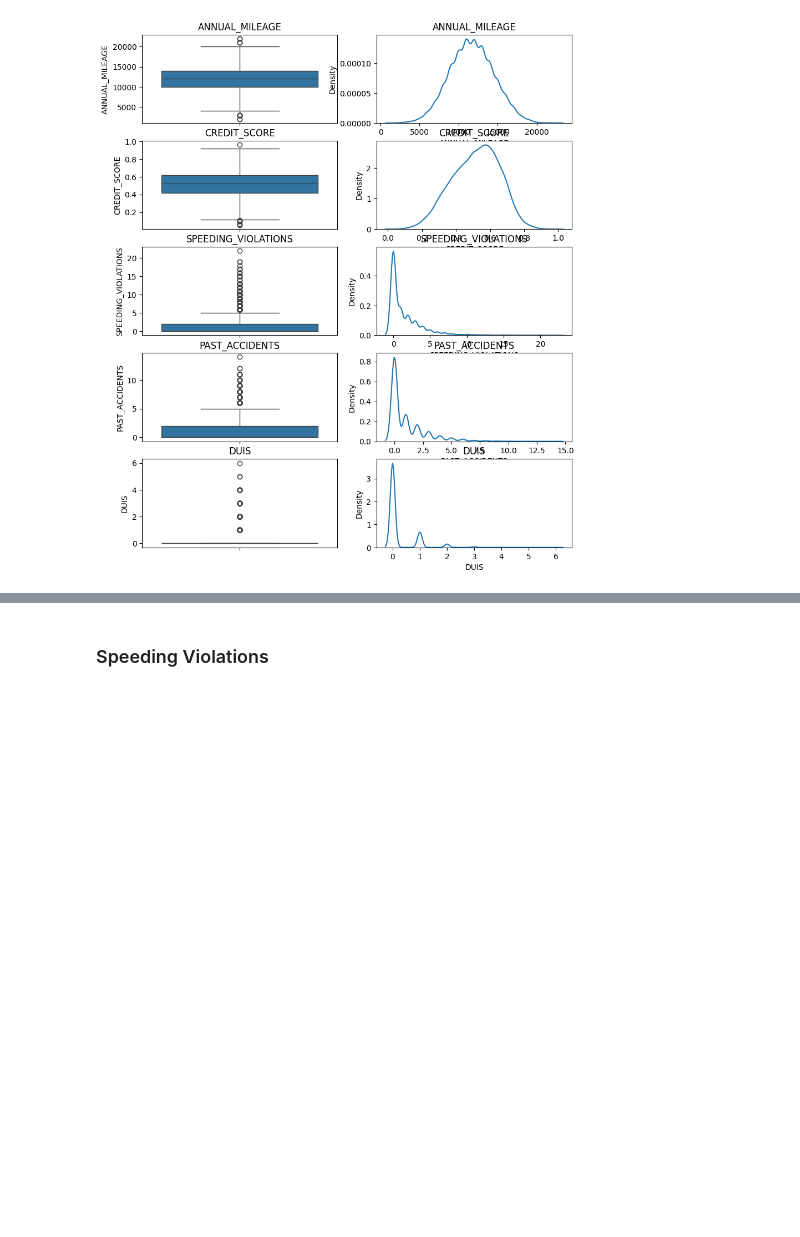
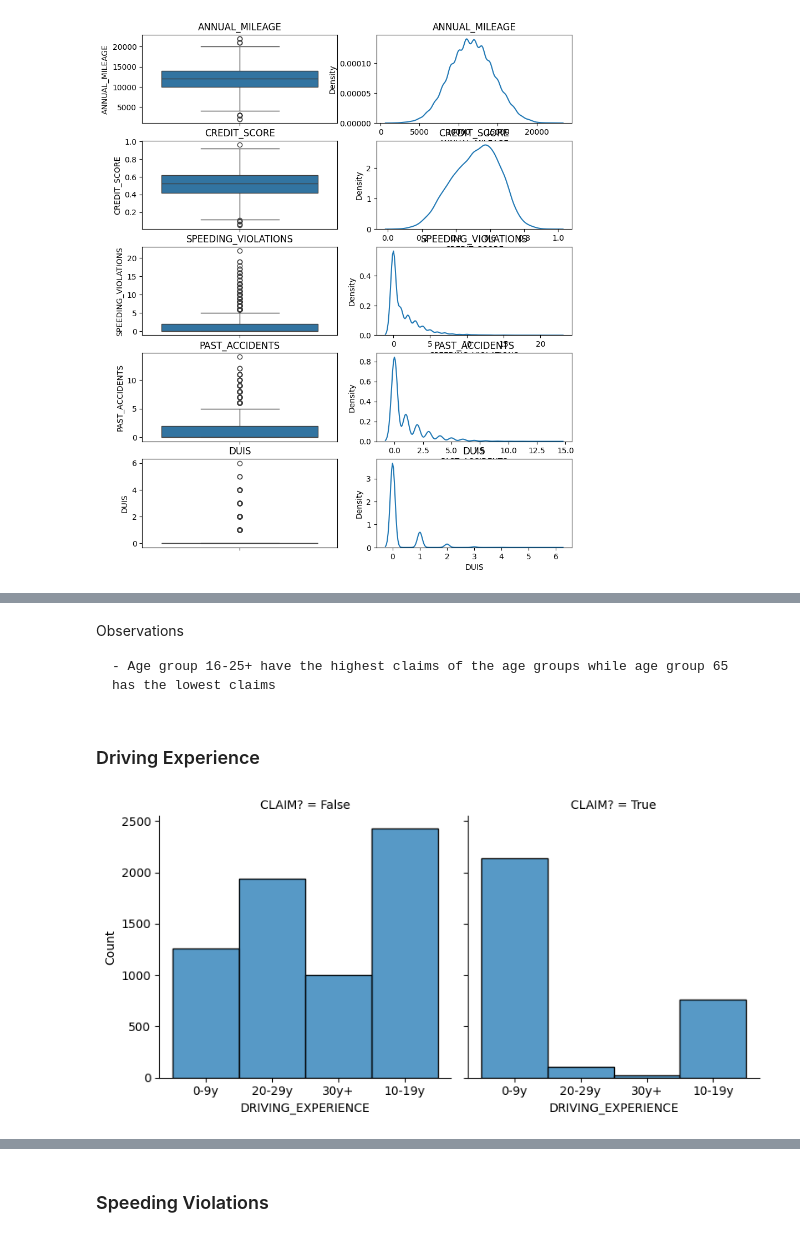
Before and after one commit to Ok3ks/insurance_modelling, a Jupyter notebook: notebooks/eda.ipynb, the cells around one changed output, grey strips where cells are left out. Drawn from its saved outputs; the diff is of its cells as text; code cells hidden in the pictures; blank space fills up the shorter version.

```diff
--- a/notebooks/eda.ipynb
+++ b/notebooks/eda.ipynb
@@ -45,0 +93,10 @@ sns.barplot(x = df['AGE'],  y= df['CLAIM?'].astype(bool))
+# %% [markdown]
+Observations
+
+    - Age group 16-25+ have the highest claims of the age groups while age group 65 has the lowest claims
+# %% [markdown]
+### Driving Experience
+# %%
+compare_two_columns(independent="CLAIM?", dependent="DRIVING_EXPERIENCE")
+# %% [output]
+[figure, added]
```
Also changed, not shown: parts of 48 cells of this notebook, 1 other file.
